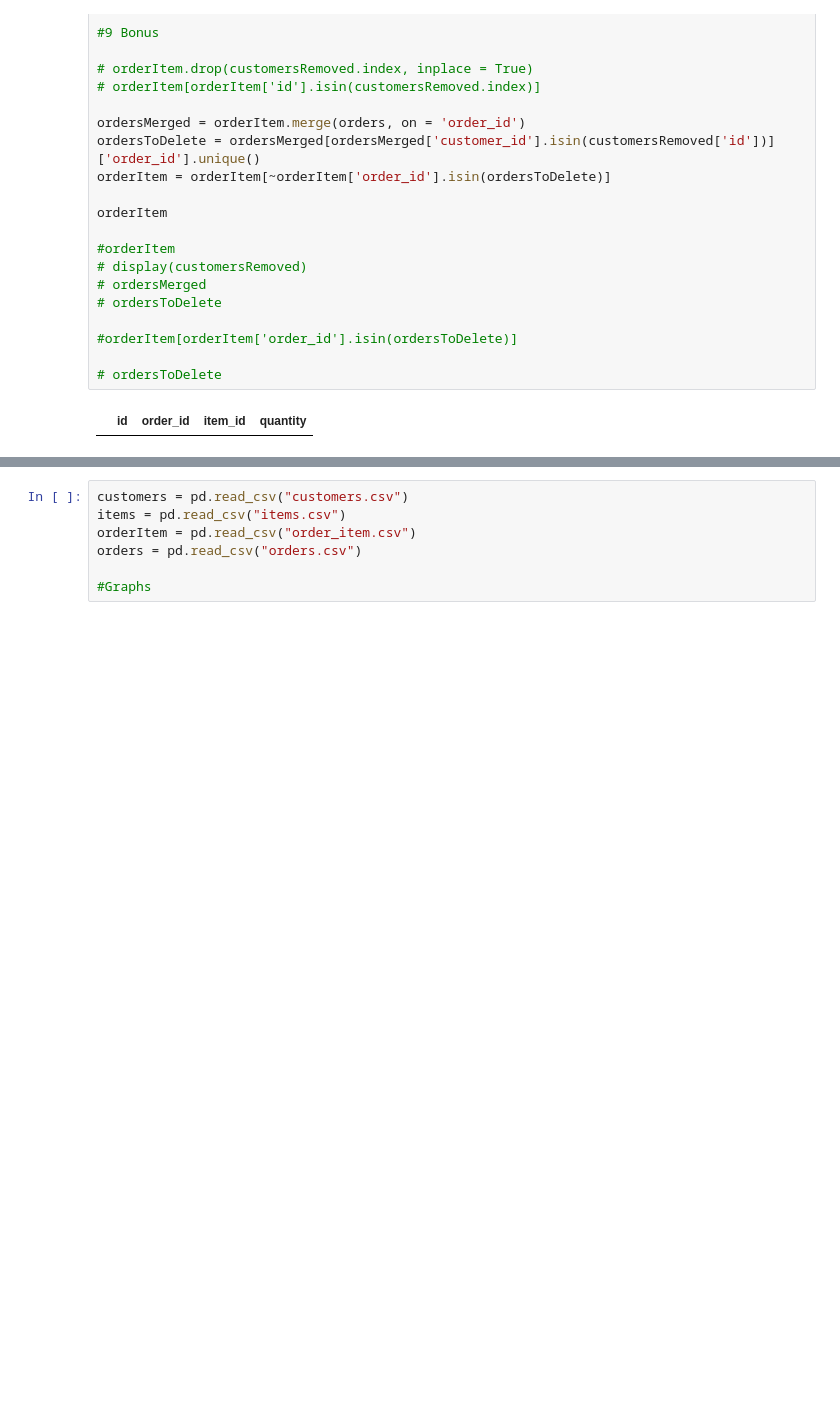
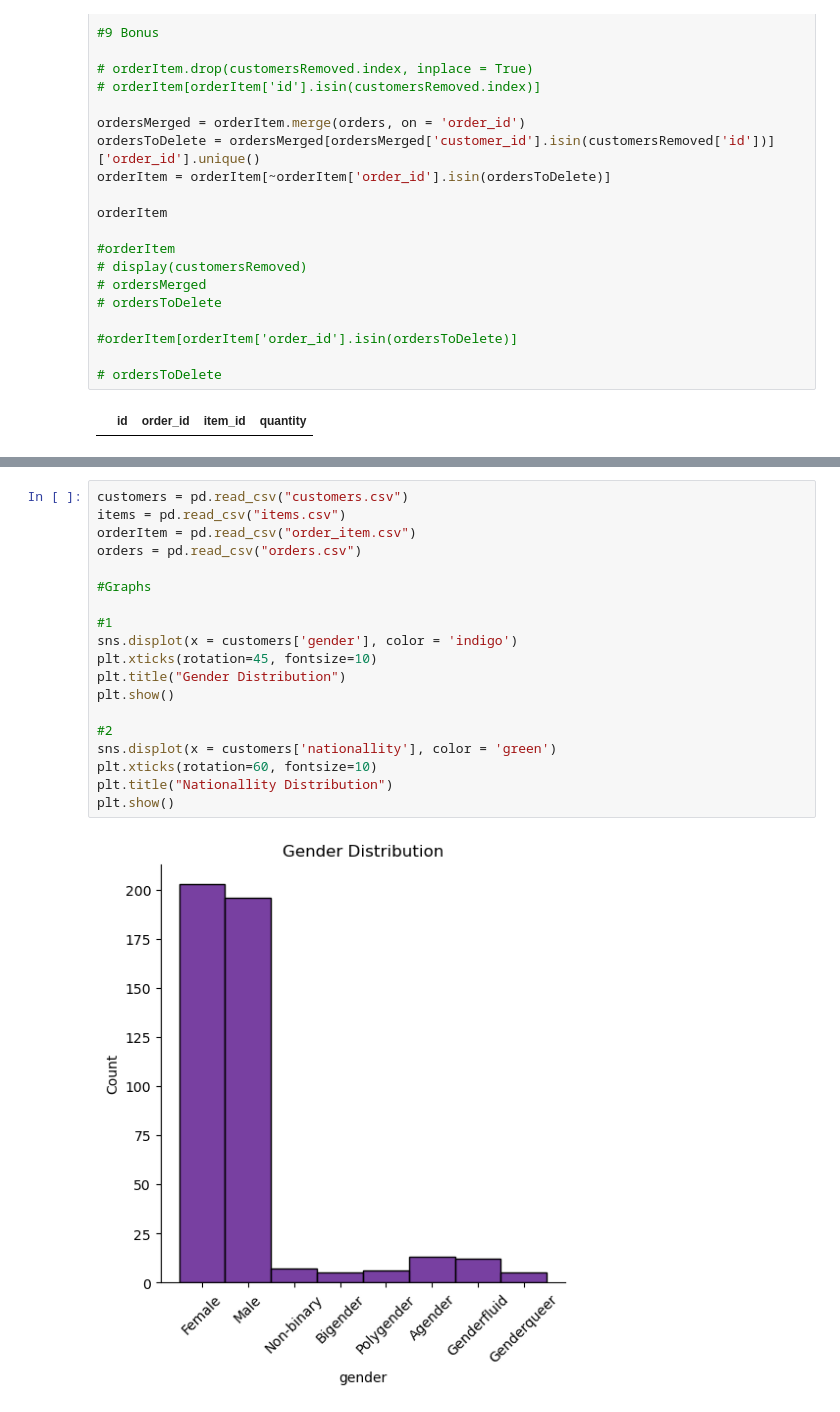
Before and after one commit to Mang0Fish/test19.12, a Jupyter notebook: Test19.12.ipynb, the cells around one changed output, grey strips where cells are left out. Drawn from its saved outputs; the diff is of its cells as text; blank space fills up the shorter version.

```diff
--- a/Test19.12.ipynb
+++ b/Test19.12.ipynb
@@ -340,7 +334,21 @@ pivot
 # %%
 customers = pd.read_csv("customers.csv")
 items = pd.read_csv("items.csv")
 orderItem = pd.read_csv("order_item.csv")
 orders = pd.read_csv("orders.csv")
 
 #Graphs
+
+#1
+sns.displot(x = customers['gender'], color = 'indigo')
+plt.xticks(rotation=45, fontsize=10)
+plt.title("Gender Distribution")
+plt.show()
+
+#2
+sns.displot(x = customers['nationallity'], color = 'green')
+plt.xticks(rotation=60, fontsize=10)
+plt.title("Nationallity Distribution")
+plt.show()
+# %% [output]
+[figure, added]
```
Also changed, not shown: parts of 4 cells of this notebook.
